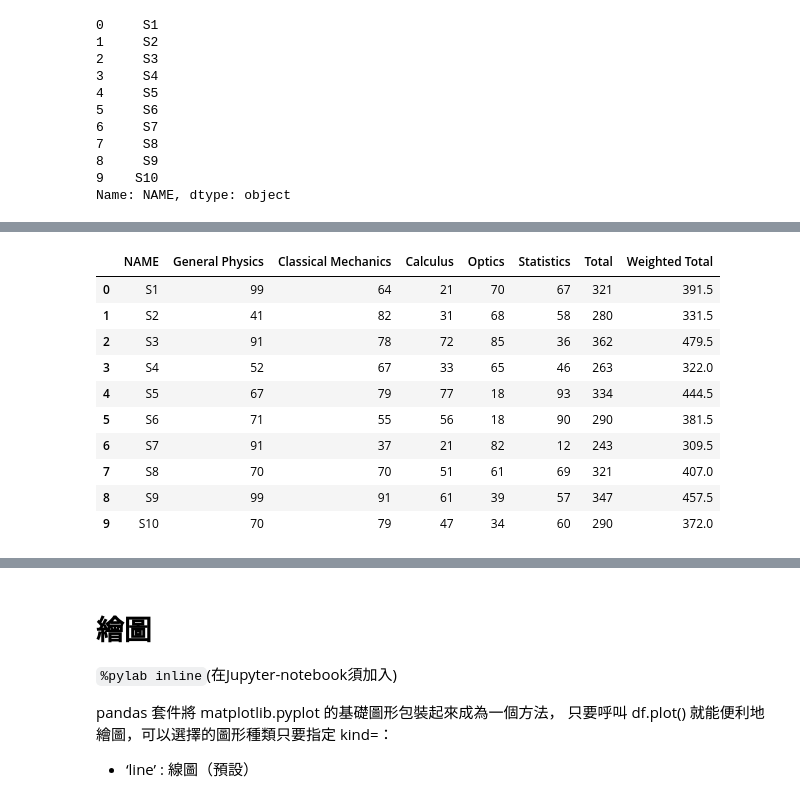
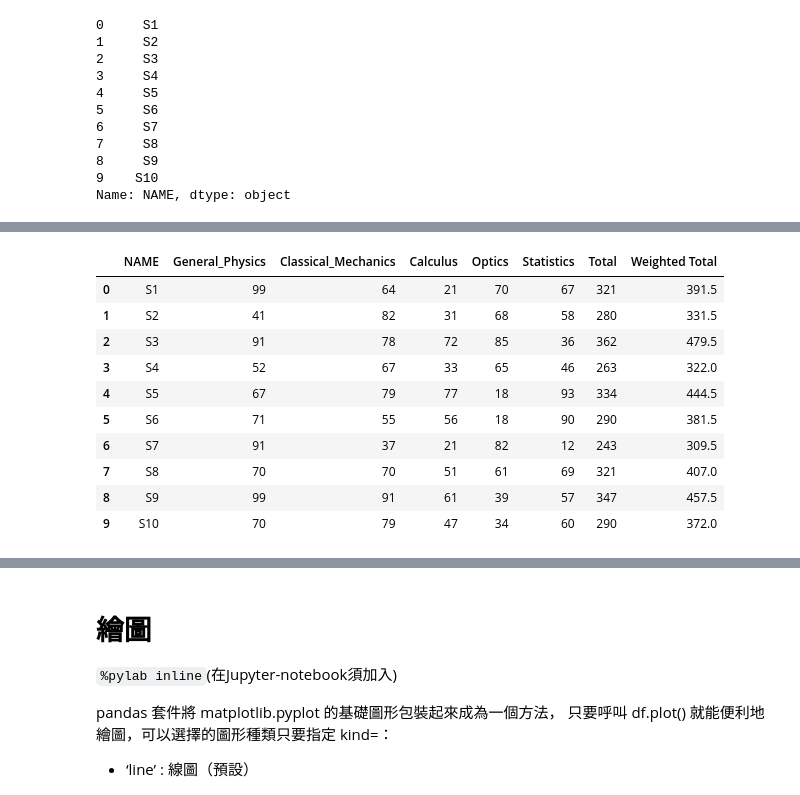
Before and after one commit to astrogtchen/Learning_Python, a Jupyter notebook: 09_pandas.ipynb, the cells around one changed output, grey strips where cells are left out. Saved outputs shown, nothing was run; the diff lists cells and outputs as text; code cells hidden in the pictures.

```diff
--- a/09_pandas.ipynb
+++ b/09_pandas.ipynb
@@ -764,10 +769,10 @@ data_csv
 | 9 | S10 | 70 | 79 | 47 | 34 | 60 | 290 |
 # %%
 ### 多加一colums(行)為沿著axis=1的加權總分並命名為Wweighted Total
-data_csv["Weighted Total"] = 1.5*data_csv["General Physics"] + data_csv["Classical Mechanics"] + 2.0*data_csv["Calculus"] + data_csv["Optics"] + data_csv["Statistics"]
+data_csv["Weighted Total"] = 1.5*data_csv["General_Physics"] + data_csv["Classical_Mechanics"] + 2.0*data_csv["Calculus"] + data_csv["Optics"] + data_csv["Statistics"]
 data_csv
 # %% [output]
-|  | NAME | General Physics | Classical Mechanics | Calculus | Optics | Statistics | Total | Weighted Total |
+|  | NAME | General_Physics | Classical_Mechanics | Calculus | Optics | Statistics | Total | Weighted Total |
 | 0 | S1 | 99 | 64 | 21 | 70 | 67 | 321 | 391.5 |
 | 1 | S2 | 41 | 82 | 31 | 68 | 58 | 280 | 331.5 |
 | 2 | S3 | 91 | 78 | 72 | 85 | 36 | 362 | 479.5 |
```
Also changed, not shown: parts of 43 cells of this notebook, 3 other files.
